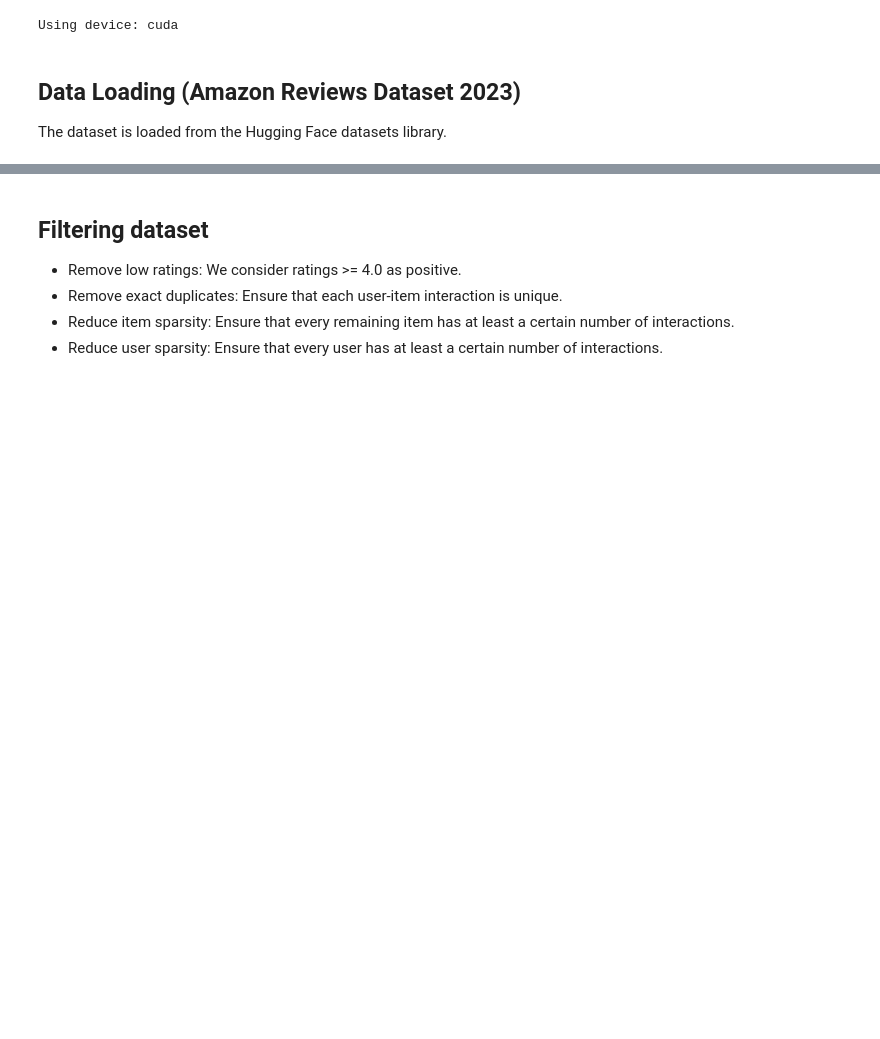
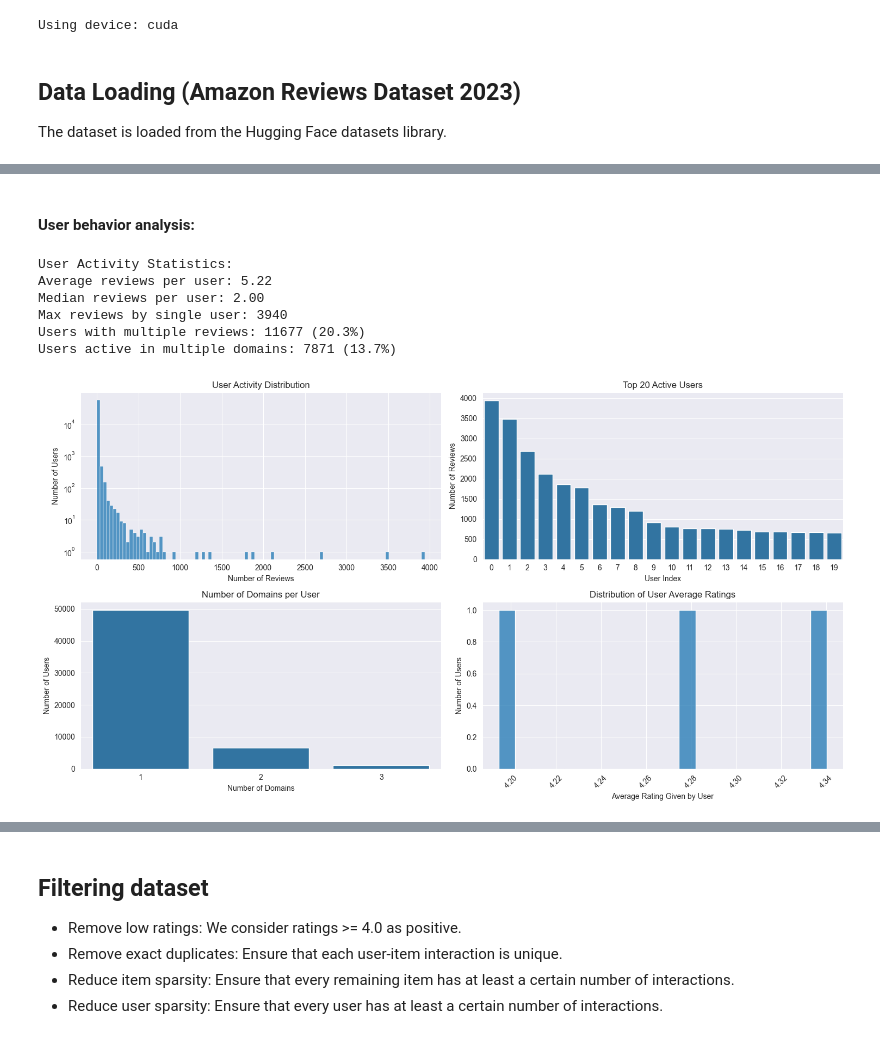
Before and after one commit to almosenja/Recommender-System, a Jupyter notebook: 01_EDA.ipynb, the cells around one changed output, grey strips where cells are left out. Drawn from its saved outputs; the diff is of its cells as text; code cells hidden in the pictures; blank space fills up the shorter version.

```diff
--- a/01_EDA.ipynb
+++ b/01_EDA.ipynb
@@ -58,0 +192,65 @@ KeyboardInterrupt:
+# %% [markdown]
+#### User behavior analysis:
+# %%
+# User activity analysis
+user_activity = df["user"].value_counts()
+
+print("User Activity Statistics:")
+print(f"Average reviews per user: {user_activity.mean():.2f}")
+print(f"Median reviews per user: {user_activity.median():.2f}")
+print(f"Max reviews by single user: {user_activity.max()}")
+
+# Users with reviews more than equal to 5
+multi_review_users = user_activity[user_activity >= 5]
+print(f"Users with multiple reviews: {len(multi_review_users)} ({len(multi_review_users)/len(user_activity)*100:.1f}%)")
+
+# Cross-domain user analysis
+user_domains = df.groupby("user")["domain"].nunique()
+cross_domain_users = user_domains[user_domains > 1]
+print(f"Users active in multiple domains: {len(cross_domain_users)} ({len(cross_domain_users)/len(user_domains)*100:.1f}%)")
+
+# Visualize user activity
+plt.figure(figsize=(15, 8))
+
+# User activity distribution
+plt.subplot(2, 2, 1)
+sns.histplot(user_activity, bins=100)
+plt.title("User Activity Distribution")
+plt.xlabel("Number of Reviews")
+plt.ylabel("Number of Users")
+plt.yscale("log")
+
+# Top active users
+plt.subplot(2, 2, 2)
+top_users = user_activity.head(20)
+sns.barplot(x=range(len(top_users)), y=top_users.values)
+plt.title("Top 20 Active Users")
+plt.xlabel("User Index")
+plt.ylabel("Number of Reviews")
+
+# Cross-domain user distribution
+plt.subplot(2, 2, 3)
+cross_domain_counts = user_domains.value_counts().sort_index()
+sns.barplot(x=cross_domain_counts.index, y=cross_domain_counts.values)
+plt.title("Number of Domains per User")
+plt.xlabel("Number of Domains")
+plt.ylabel("Number of Users")
+
+# User rating behavior
+plt.subplot(2, 2, 4)
+sns.histplot(df.groupby("domain")["rating"].mean(), bins=20)
+plt.title("Distribution of User Average Ratings")
+plt.xlabel("Average Rating Given by User")
+plt.ylabel("Number of Users")
+plt.xticks(rotation=45)
+
+plt.tight_layout()
+plt.show()
+# %% [output]
+User Activity Statistics:
+Average reviews per user: 5.22
+Median reviews per user: 2.00
+Max reviews by single user: 3940
+Users with multiple reviews: 11677 (20.3%)
+Users active in multiple domains: 7871 (13.7%)
+[figure, added]
```
Also changed, not shown: parts of 22 cells of this notebook, 1 other file.
